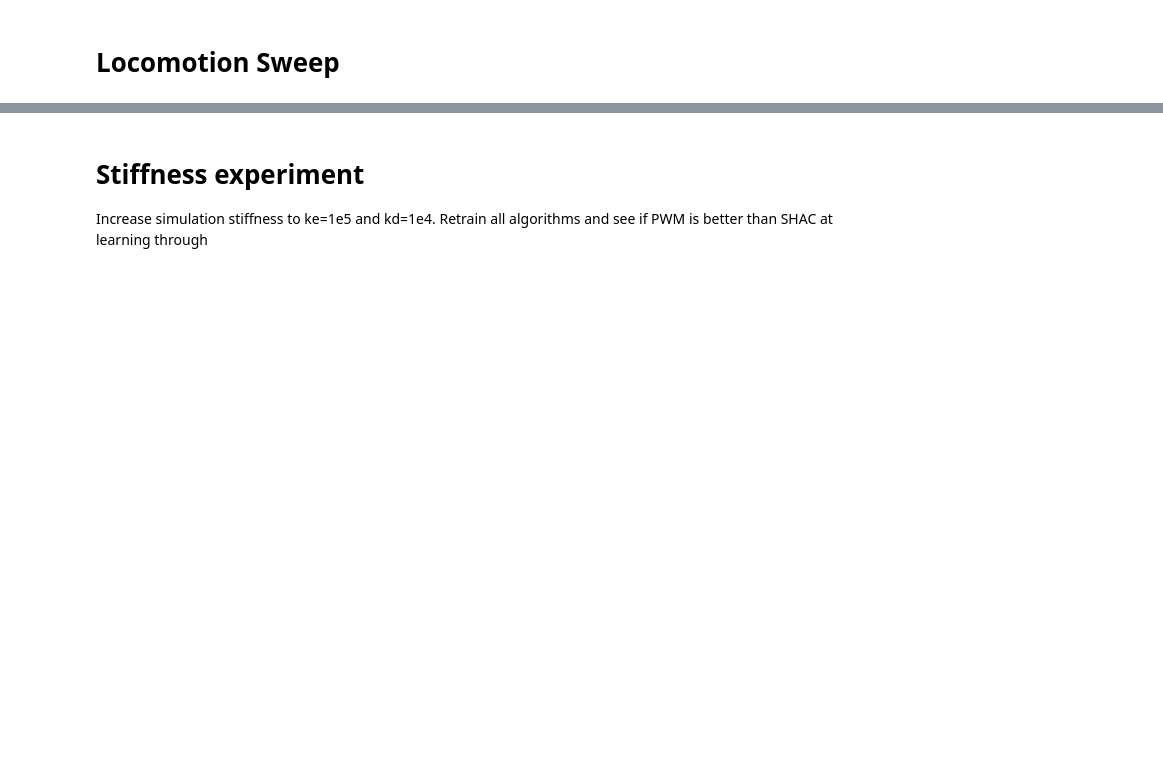
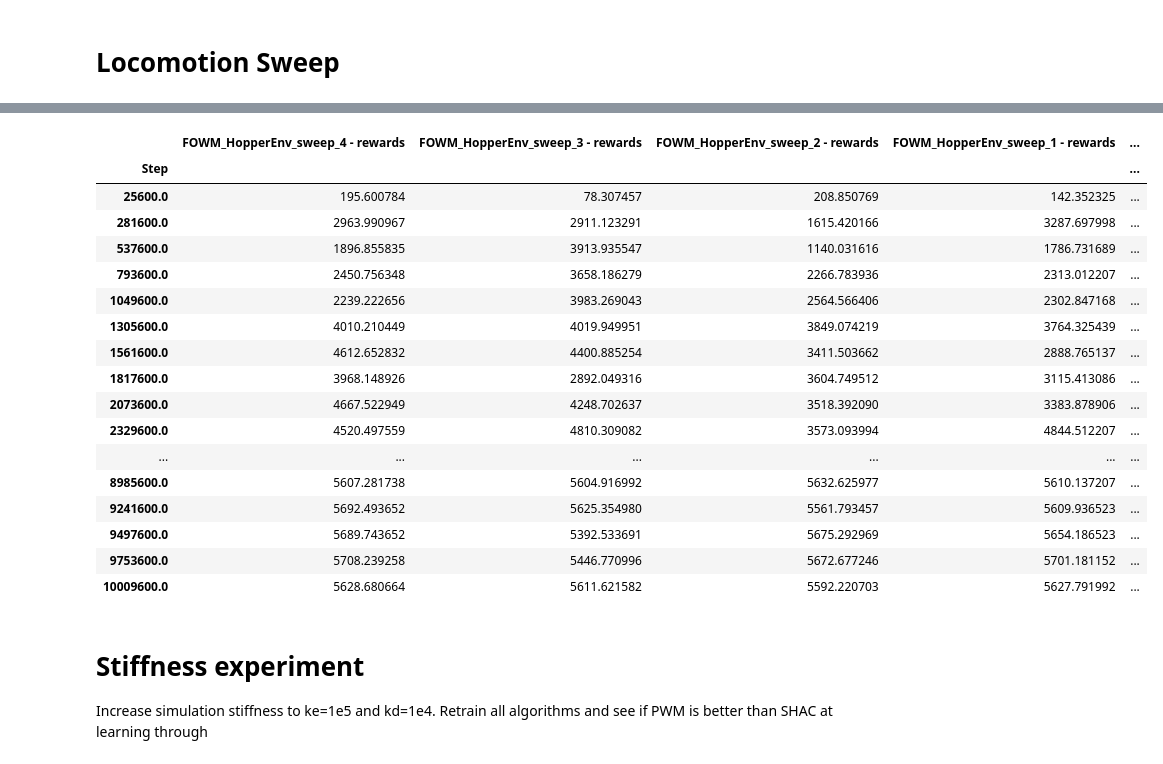
Before and after one commit to imgeorgiev/FoRL-WM, a Jupyter notebook: results/results.ipynb, the cells around one changed output, grey strips where cells are left out. Cells and saved outputs as stored; diff of their text form; code cells hidden in the pictures; blank space fills up the shorter version.

```diff
--- a/results/results.ipynb
+++ b/results/results.ipynb
@@ -588,3 +551,25 @@ max std 0.08
+# %%
+pd.read_csv("data/pwm_hopper.csv")
+process_step_data_iqm("data/pwm_hopper.csv")
+# %% [output]
+|  | FOWM_HopperEnv_sweep_4 - rewards | FOWM_HopperEnv_sweep_3 - rewards | FOWM_HopperEnv_sweep_2 - rewards | FOWM_HopperEnv_sweep_1 - rewards | ... |
+| Step |  |  |  |  | ... |
+| 25600.0 | 195.600784 | 78.307457 | 208.850769 | 142.352325 | ... |
+| 281600.0 | 2963.990967 | 2911.123291 | 1615.420166 | 3287.697998 | ... |
+| 537600.0 | 1896.855835 | 3913.935547 | 1140.031616 | 1786.731689 | ... |
+| 793600.0 | 2450.756348 | 3658.186279 | 2266.783936 | 2313.012207 | ... |
+| 1049600.0 | 2239.222656 | 3983.269043 | 2564.566406 | 2302.847168 | ... |
+| 1305600.0 | 4010.210449 | 4019.949951 | 3849.074219 | 3764.325439 | ... |
+| 1561600.0 | 4612.652832 | 4400.885254 | 3411.503662 | 2888.765137 | ... |
+| 1817600.0 | 3968.148926 | 2892.049316 | 3604.749512 | 3115.413086 | ... |
+| 2073600.0 | 4667.522949 | 4248.702637 | 3518.392090 | 3383.878906 | ... |
+| 2329600.0 | 4520.497559 | 4810.309082 | 3573.093994 | 4844.512207 | ... |
+| ... | ... | ... | ... | ... | ... |
+| 8985600.0 | 5607.281738 | 5604.916992 | 5632.625977 | 5610.137207 | ... |
+| 9241600.0 | 5692.493652 | 5625.354980 | 5561.793457 | 5609.936523 | ... |
+| 9497600.0 | 5689.743652 | 5392.533691 | 5675.292969 | 5654.186523 | ... |
+| 9753600.0 | 5708.239258 | 5446.770996 | 5672.677246 | 5701.181152 | ... |
+| 10009600.0 | 5628.680664 | 5611.621582 | 5592.220703 | 5627.791992 | ... |
 # %% [markdown]
 # Stiffness experiment
 Increase simulation stiffness to ke=1e5 and kd=1e4. Retrain all algorithms and see if PWM is better than SHAC at learning through
```
Also changed, not shown: parts of 5 cells of this notebook, 6 other files.
